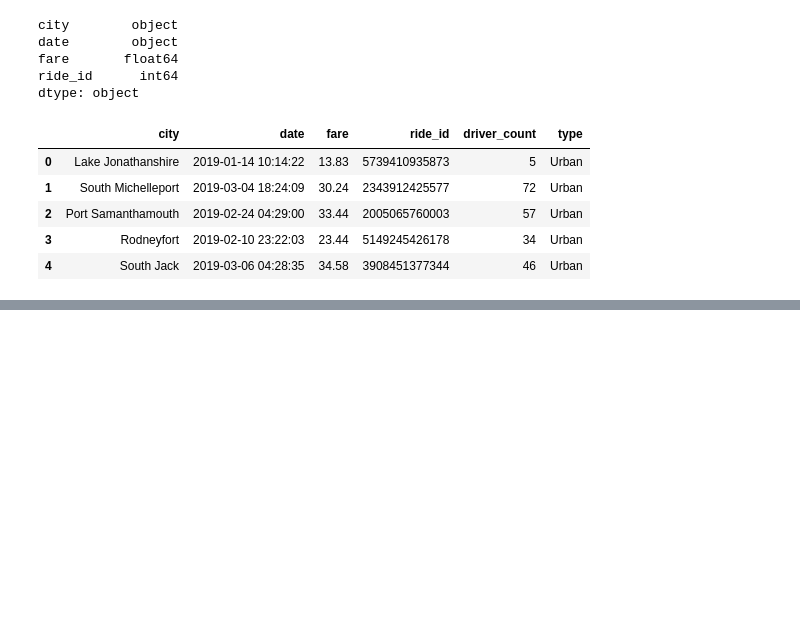
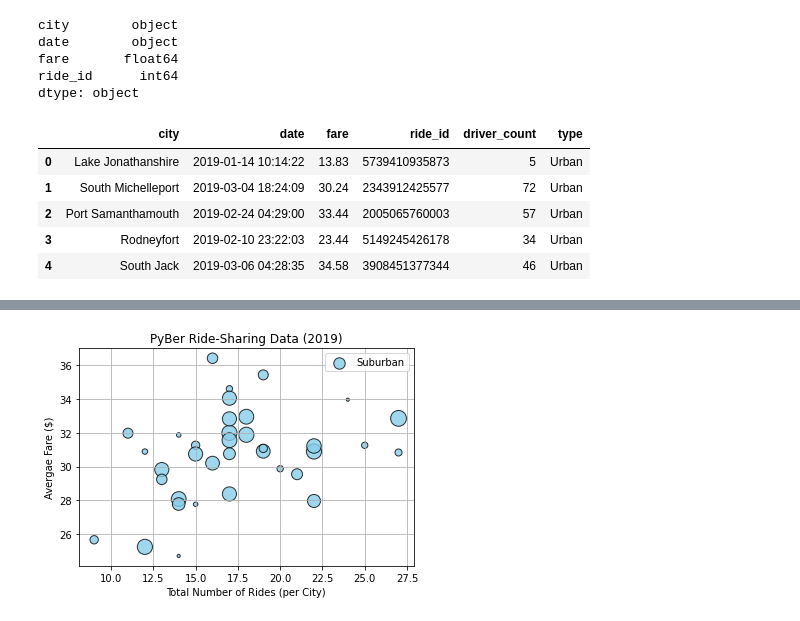
Before and after one commit to mpooser417/PyBer_Analysis, a Jupyter notebook: PyBer.ipynb, the cells around one changed output, grey strips where cells are left out. Drawn from its saved outputs; the diff is of its cells as text; code cells hidden in the pictures; blank space fills up the shorter version.

```diff
--- a/PyBer.ipynb
+++ b/PyBer.ipynb
@@ -121,0 +133,5 @@ pyber_ride_df.head()
+# %%
+#Create the suburban and rural data frames
+suburban_data_df = pyber_ride_df[pyber_ride_df["type"] == "Suburban"]
+rural_data_df = pyber_ride_df[pyber_ride_df["type"] == "Rural"]
+rural_data_df.head()
@@ -121,0 +157,4 @@ pyber_ride_df.head()
+# %%
+#Suburban and Rural number of rides
+suburban_ride_count = suburban_data_df.groupby(["city"]).count()["ride_id"]
+rural_ride_count = rural_data_df.groupby(["city"]).count()["ride_id"]
@@ -121,0 +203,10 @@ pyber_ride_df.head()
+# %%
+#Suburban Cities bubble chart
+plt.scatter(suburban_ride_count, suburban_avg_fare, s=10*suburban_driver_count, color="skyblue", edgecolor="black", linewidths=1, alpha=.8, label="Suburban")
+plt.title("PyBer Ride-Sharing Data (2019)")
+plt.xlabel("Total Number of Rides (per City)")
+plt.ylabel("Avergae Fare ($)")
+plt.legend()
+plt.grid(True)
+# %% [output]
+[figure, added]
```
Also changed, not shown: parts of 10 cells of this notebook, 1 other file.
